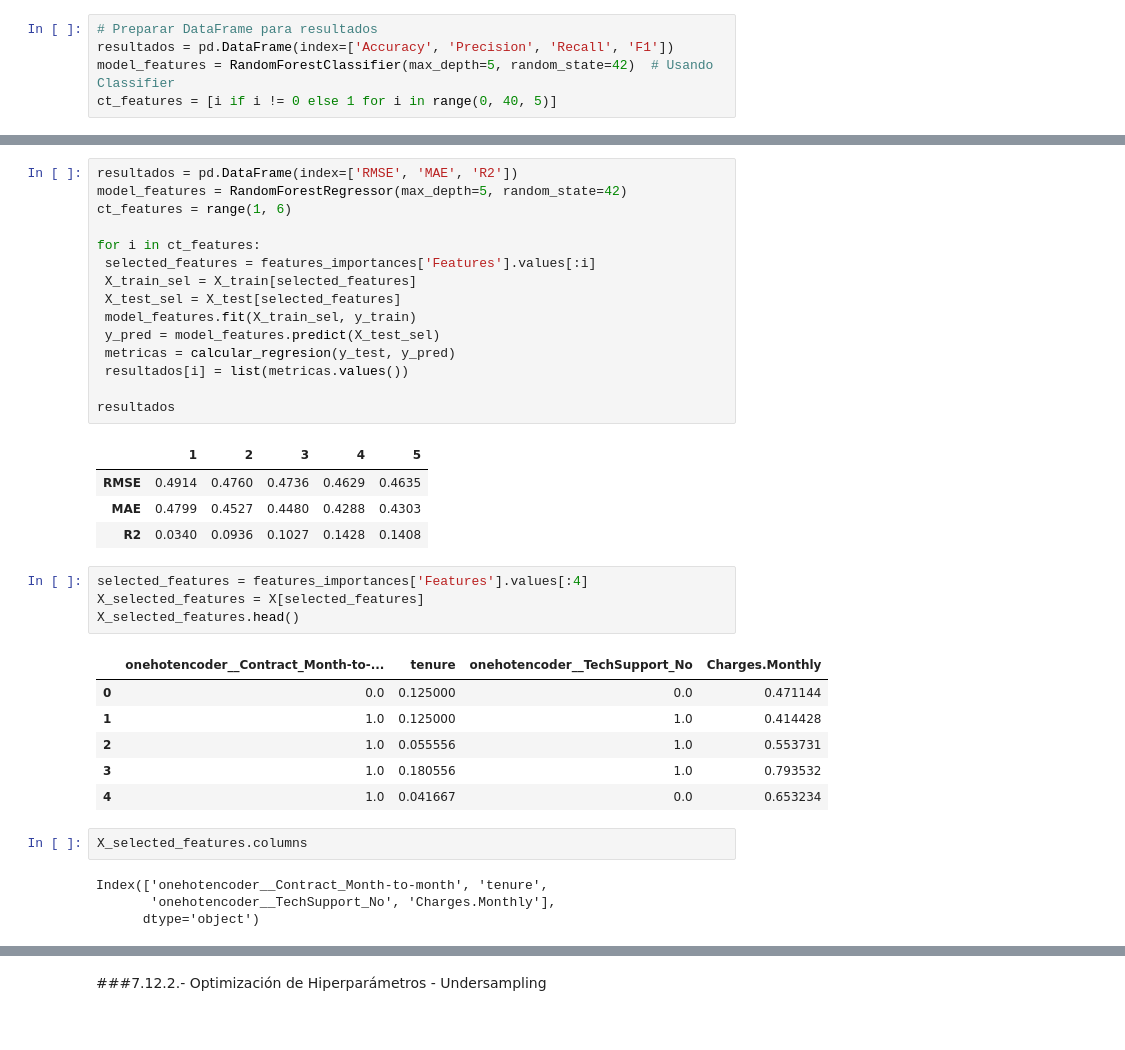
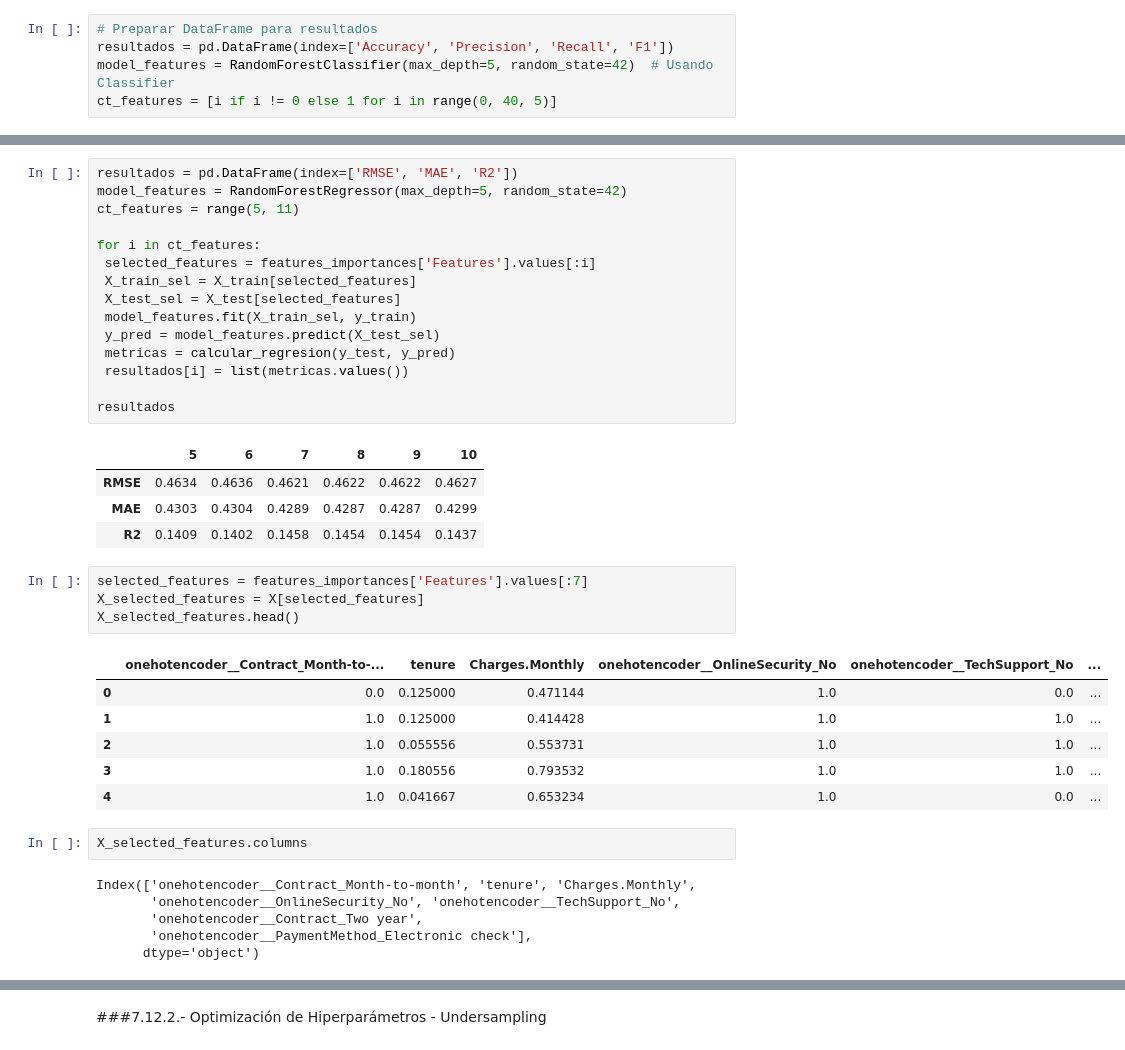
Before and after one commit to Antonio-B85/challenge-Parte-2--TelecomX, a Jupyter notebook: TelecomX_Parte2_Bosques_Aleatorios.ipynb, the cells around one changed output, grey strips where cells are left out. Saved outputs shown, nothing was run; the diff lists cells and outputs as text.

```diff
--- a/TelecomX_Parte2_Bosques_Aleatorios.ipynb
+++ b/TelecomX_Parte2_Bosques_Aleatorios.ipynb
@@ -1386,7 +1389,7 @@ resultados
 # %%
 resultados = pd.DataFrame(index=['RMSE', 'MAE', 'R2'])
 model_features = RandomForestRegressor(max_depth=5, random_state=42)
-ct_features = range(1, 6)
+ct_features = range(5, 11)
 
 for i in ct_features:
  selected_features = features_importances['Features'].values[:i]
@@ -1399,26 +1402,28 @@ for i in ct_features:
 
 resultados
 # %% [output]
-|  | 1 | 2 | 3 | 4 | 5 |
-| RMSE | 0.4914 | 0.4760 | 0.4736 | 0.4629 | 0.4635 |
-| MAE | 0.4799 | 0.4527 | 0.4480 | 0.4288 | 0.4303 |
-| R2 | 0.0340 | 0.0936 | 0.1027 | 0.1428 | 0.1408 |
+|  | 5 | 6 | 7 | 8 | 9 | 10 |
+| RMSE | 0.4634 | 0.4636 | 0.4621 | 0.4622 | 0.4622 | 0.4627 |
+| MAE | 0.4303 | 0.4304 | 0.4289 | 0.4287 | 0.4287 | 0.4299 |
+| R2 | 0.1409 | 0.1402 | 0.1458 | 0.1454 | 0.1454 | 0.1437 |
 # %%
-selected_features = features_importances['Features'].values[:4]
+selected_features = features_importances['Features'].values[:7]
 X_selected_features = X[selected_features]
 X_selected_features.head()
 # %% [output]
-|  | onehotencoder__Contract_Month-to-... | tenure | onehotencoder__TechSupport_No | Charges.Monthly |
-| 0 | 0.0 | 0.125000 | 0.0 | 0.471144 |
-| 1 | 1.0 | 0.125000 | 1.0 | 0.414428 |
-| 2 | 1.0 | 0.055556 | 1.0 | 0.553731 |
-| 3 | 1.0 | 0.180556 | 1.0 | 0.793532 |
-| 4 | 1.0 | 0.041667 | 0.0 | 0.653234 |
+|  | onehotencoder__Contract_Month-to-... | tenure | Charges.Monthly | onehotencoder__OnlineSecurity_No | onehotencoder__TechSupport_No | ... |
+| 0 | 0.0 | 0.125000 | 0.471144 | 1.0 | 0.0 | ... |
+| 1 | 1.0 | 0.125000 | 0.414428 | 1.0 | 1.0 | ... |
+| 2 | 1.0 | 0.055556 | 0.553731 | 1.0 | 1.0 | ... |
+| 3 | 1.0 | 0.180556 | 0.793532 | 1.0 | 1.0 | ... |
+| 4 | 1.0 | 0.041667 | 0.653234 | 1.0 | 0.0 | ... |
 # %%
 X_selected_features.columns
 # %% [output]
-Index(['onehotencoder__Contract_Month-to-month', 'tenure',
-       'onehotencoder__TechSupport_No', 'Charges.Monthly'],
+Index(['onehotencoder__Contract_Month-to-month', 'tenure', 'Charges.Monthly',
+       'onehotencoder__OnlineSecurity_No', 'onehotencoder__TechSupport_No',
+       'onehotencoder__Contract_Two year',
+       'onehotencoder__PaymentMethod_Electronic check'],
       dtype='object')
 # %%
 X_selected_features.info()
```
Also changed, not shown: parts of 51 cells of this notebook.
